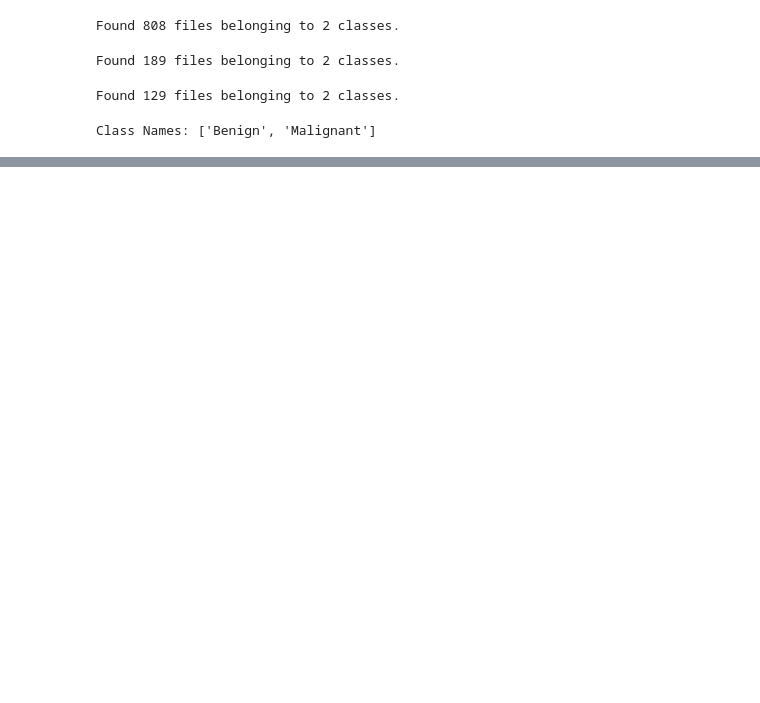
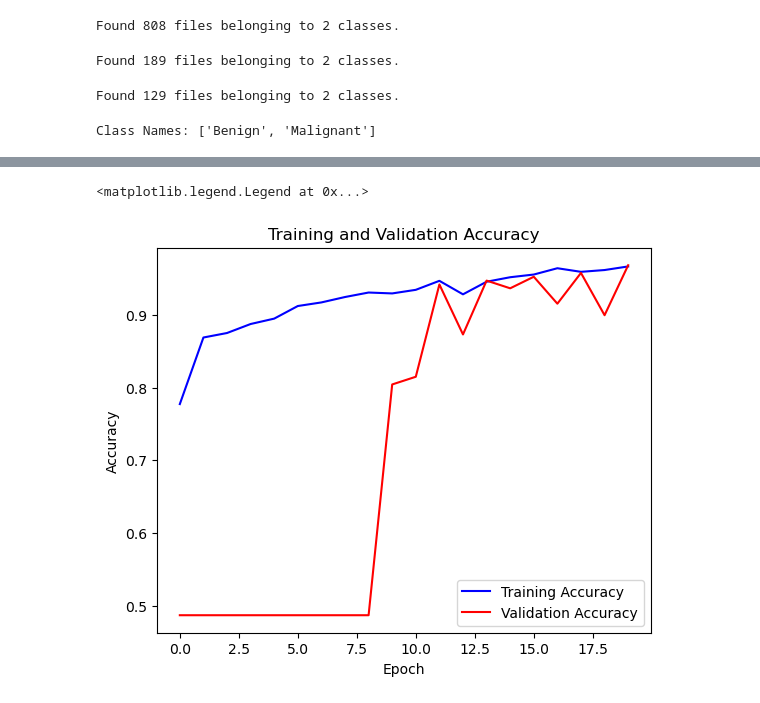
Before and after one commit to Software0408/Breast_cancer_calssification, a Jupyter notebook: breast_cancer_classification.ipynb, the cells around one changed output, grey strips where cells are left out. Drawn from its saved outputs; the diff is of its cells as text; code cells hidden in the pictures; blank space fills up the shorter version.

```diff
--- a/breast_cancer_classification.ipynb
+++ b/breast_cancer_classification.ipynb
@@ -154,2 +161,18 @@ Test Loss: 51.43%
 # %%
 model.save('breast_cancer_model.keras')
+# %%
+acc = history.history['accuracy']
+val_acc = history.history['val_accuracy']
+epochs_range = range(len(acc))
+
+plt.figure(figsize=(14, 5))
+plt.subplot(1, 2, 1)
+plt.plot(epochs_range, acc, 'b', label='Training Accuracy')
+plt.plot(epochs_range, val_acc, 'r', label='Validation Accuracy')
+plt.title('Training and Validation Accuracy')
+plt.xlabel('Epoch')
+plt.ylabel('Accuracy')
+plt.legend()
+# %% [output]
+<matplotlib.legend.Legend at 0x...>
+[figure, added]
```
Also changed, not shown: parts of 7 cells of this notebook.
